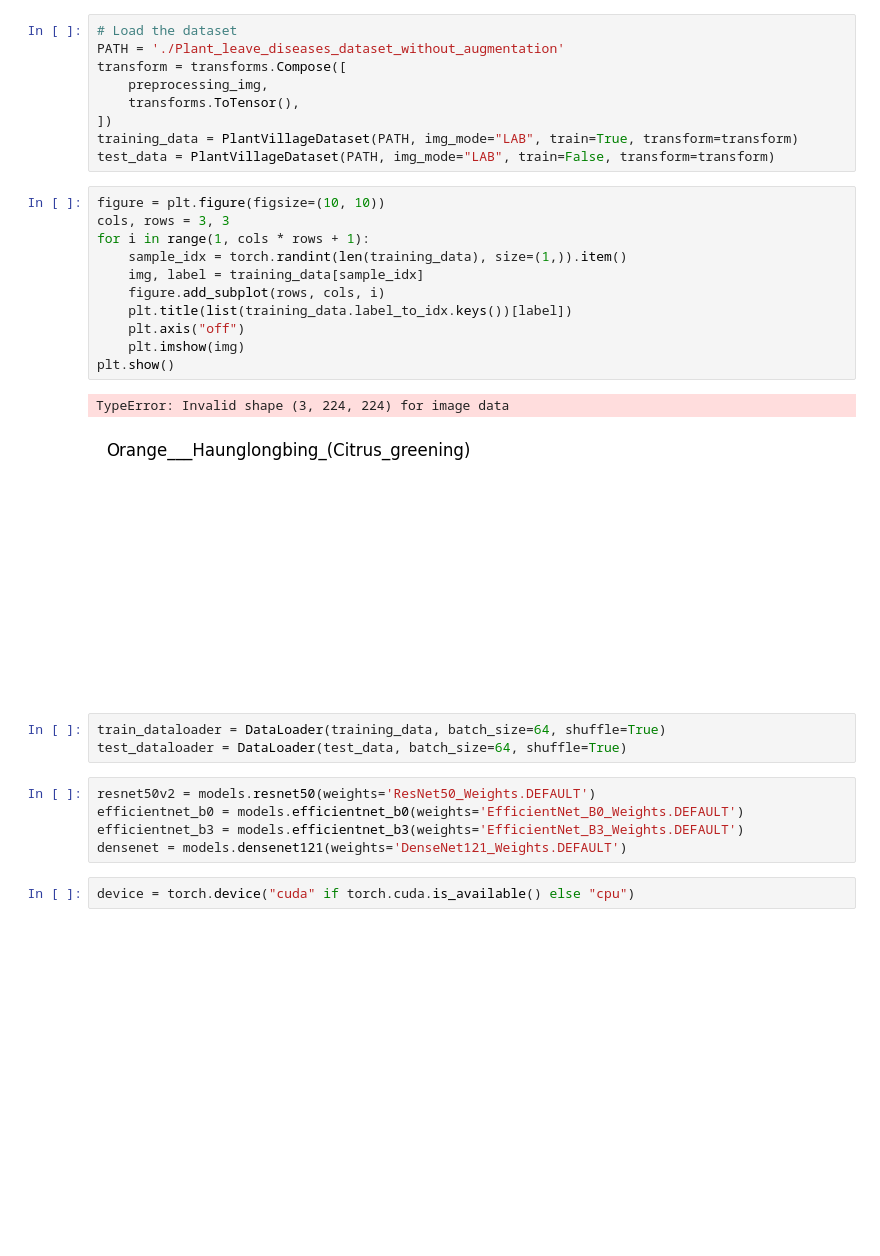
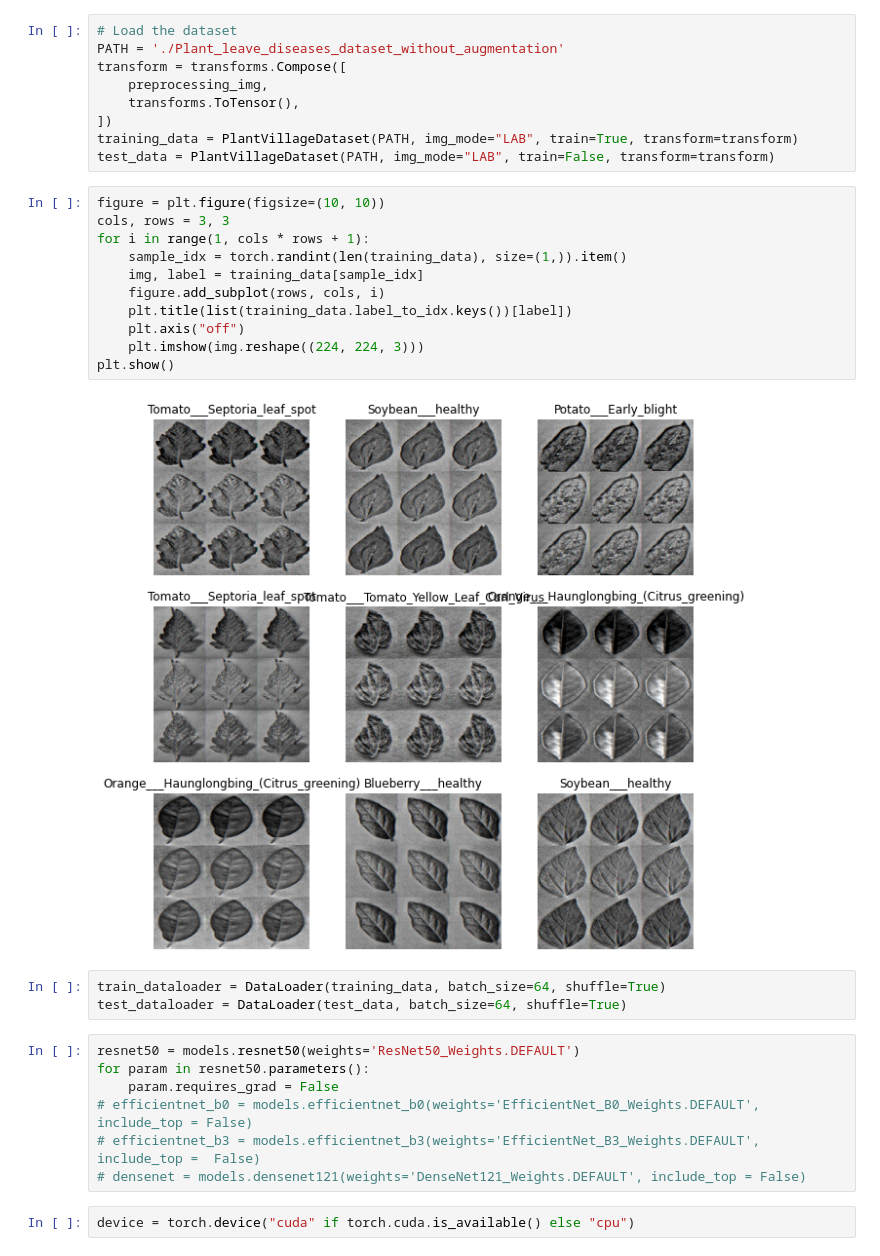
Before and after one commit to tanguyLC01/DL-Plant-Assignment, a Jupyter notebook: test.ipynb, the cells around one changed output. Cells and saved outputs as stored; diff of their text form; blank space fills up the shorter version.

Commit message:
Model + Preprocessing

```diff
--- a/test.ipynb
+++ b/test.ipynb
@@ -21,25 +20,26 @@ test_data = PlantVillageDataset(PATH, img_mode="LAB", train=False, transform=tra
 # %%
 figure = plt.figure(figsize=(10, 10))
 cols, rows = 3, 3
 for i in range(1, cols * rows + 1):
     sample_idx = torch.randint(len(training_data), size=(1,)).item()
     img, label = training_data[sample_idx]
     figure.add_subplot(rows, cols, i)
     plt.title(list(training_data.label_to_idx.keys())[label])
     plt.axis("off")
-    plt.imshow(img)
+    plt.imshow(img.reshape((224, 224, 3)))
 plt.show()
 # %% [output]
-TypeError: Invalid shape (3, 224, 224) for image data
-[figure, old version]
+[figure, new version]
 # %%
 train_dataloader = DataLoader(training_data, batch_size=64, shuffle=True)
 test_dataloader = DataLoader(test_data, batch_size=64, shuffle=True)
 # %%
-resnet50v2 = models.resnet50(weights='ResNet50_Weights.DEFAULT')
-efficientnet_b0 = models.efficientnet_b0(weights='EfficientNet_B0_Weights.DEFAULT')
-efficientnet_b3 = models.efficientnet_b3(weights='EfficientNet_B3_Weights.DEFAULT')
-densenet = models.densenet121(weights='DenseNet121_Weights.DEFAULT')
+resnet50 = models.resnet50(weights='ResNet50_Weights.DEFAULT')
+for param in resnet50.parameters():
+    param.requires_grad = False
+# efficientnet_b0 = models.efficientnet_b0(weights='EfficientNet_B0_Weights.DEFAULT', include_top = False)
+# efficientnet_b3 = models.efficientnet_b3(weights='EfficientNet_B3_Weights.DEFAULT', include_top =  False)
+# densenet = models.densenet121(weights='DenseNet121_Weights.DEFAULT', include_top = False)
 # %%
 device = torch.device("cuda" if torch.cuda.is_available() else "cpu")
 # %%
```
Also changed, not shown: parts of 7 cells of this notebook, 1 other file.
